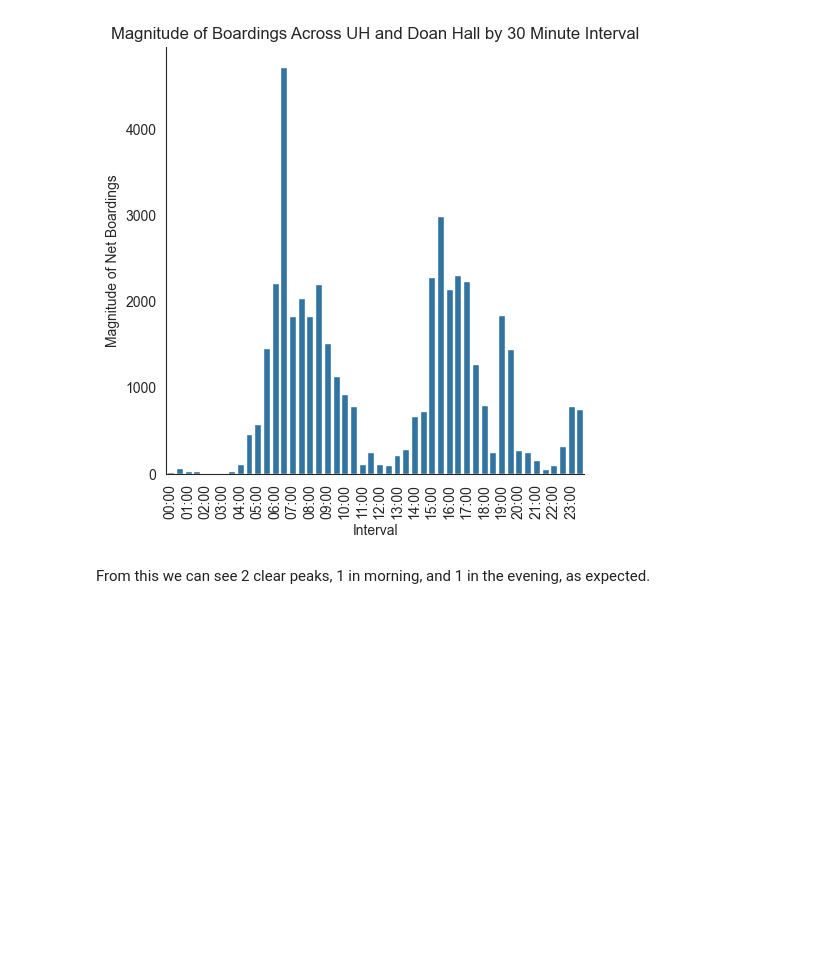
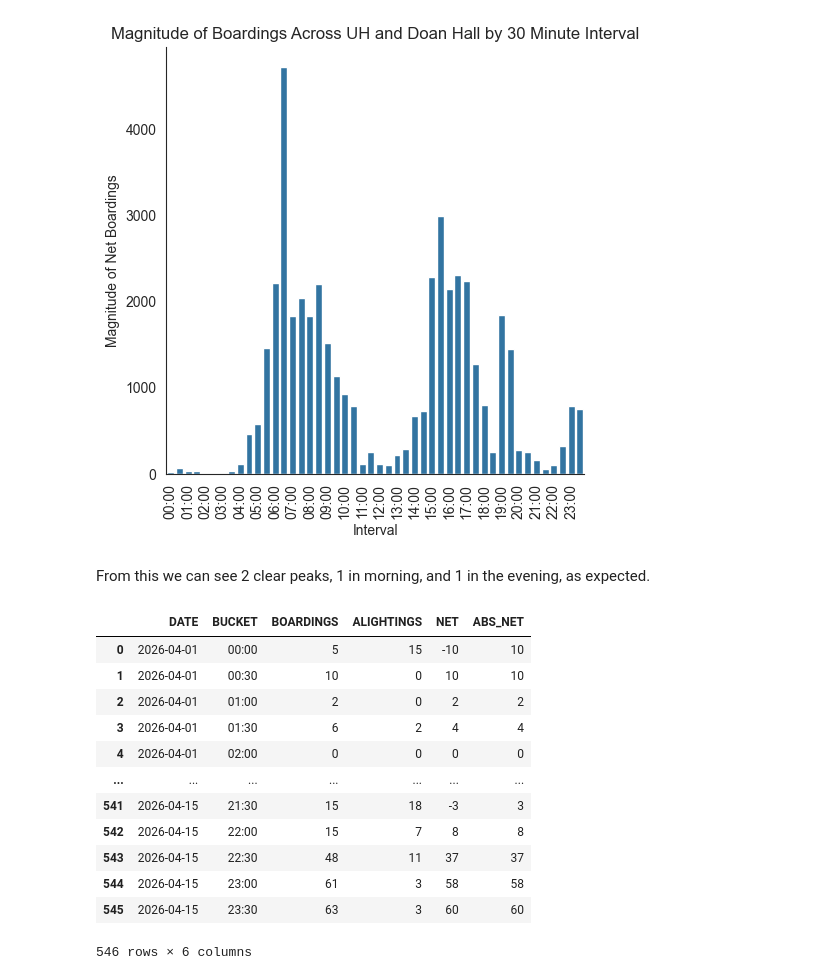
Before and after one commit to morgan1461/WMC-dashboard, a Jupyter notebook: analysis_notebooks/med_center_peak_analysis.ipynb, the cells around one changed output. Drawn from its saved outputs; the diff is of its cells as text; code cells hidden in the pictures; blank space fills up the shorter version.

```diff
--- a/analysis_notebooks/med_center_peak_analysis.ipynb
+++ b/analysis_notebooks/med_center_peak_analysis.ipynb
@@ -247,3 +248,36 @@ plt.show()
 [figure]
 # %% [markdown]
 From this we can see 2 clear peaks, 1 in morning, and 1 in the evening, as expected.
+# %%
+# remove data from 4/16/2026
+mc_df = mc_df[mc_df["DATE"] != "2026-04-16"]
+
+# convert to datetime
+work = mc_df.copy()
+work["DATE"] = pd.to_datetime(work["DATE"])
+
+# convert to table containing the boarding and alightings at each timeframe across each day
+daily_bucket = (
+    work.groupby(["DATE", "BUCKET"], as_index=False) # 30 min intervals for each day
+        .agg(
+            BOARDINGS=("BOARDINGS", "sum"), # total boardings in 30 min interval across both stops
+            ALIGHTINGS=("ALIGHTINGS", "sum"), # total alightings in 30 min interval across both stops
+            NET=("NET", "sum") # i guess this is useful for understanding directionality of passenger flow?
+        )
+)
+daily_bucket["ABS_NET"] = daily_bucket["NET"].abs() #abs value
+daily_bucket
+# %% [output]
+|  | DATE | BUCKET | BOARDINGS | ALIGHTINGS | NET | ABS_NET |
+| 0 | 2026-04-01 | 00:00 | 5 | 15 | -10 | 10 |
+| 1 | 2026-04-01 | 00:30 | 10 | 0 | 10 | 10 |
+| 2 | 2026-04-01 | 01:00 | 2 | 0 | 2 | 2 |
+| 3 | 2026-04-01 | 01:30 | 6 | 2 | 4 | 4 |
+| 4 | 2026-04-01 | 02:00 | 0 | 0 | 0 | 0 |
+| ... | ... | ... | ... | ... | ... | ... |
+| 541 | 2026-04-15 | 21:30 | 15 | 18 | -3 | 3 |
+| 542 | 2026-04-15 | 22:00 | 15 | 7 | 8 | 8 |
+| 543 | 2026-04-15 | 22:30 | 48 | 11 | 37 | 37 |
+| 544 | 2026-04-15 | 23:00 | 61 | 3 | 58 | 58 |
+| 545 | 2026-04-15 | 23:30 | 63 | 3 | 60 | 60 |
+546 rows × 6 columns
```
Also changed, not shown: parts of 3 cells of this notebook, 2 other files.
